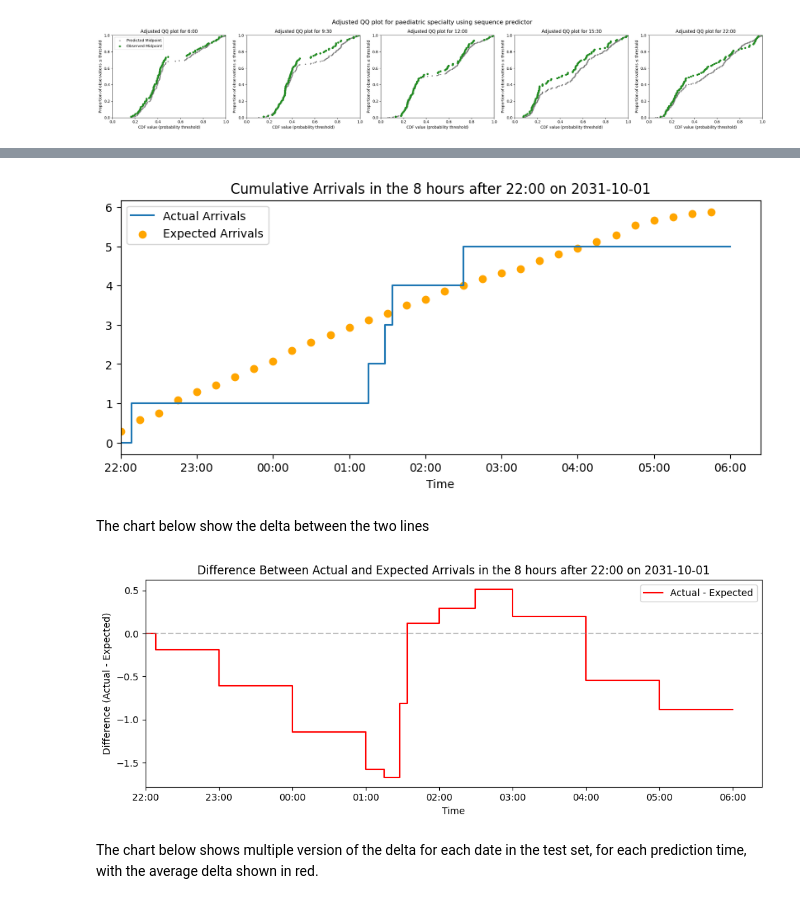
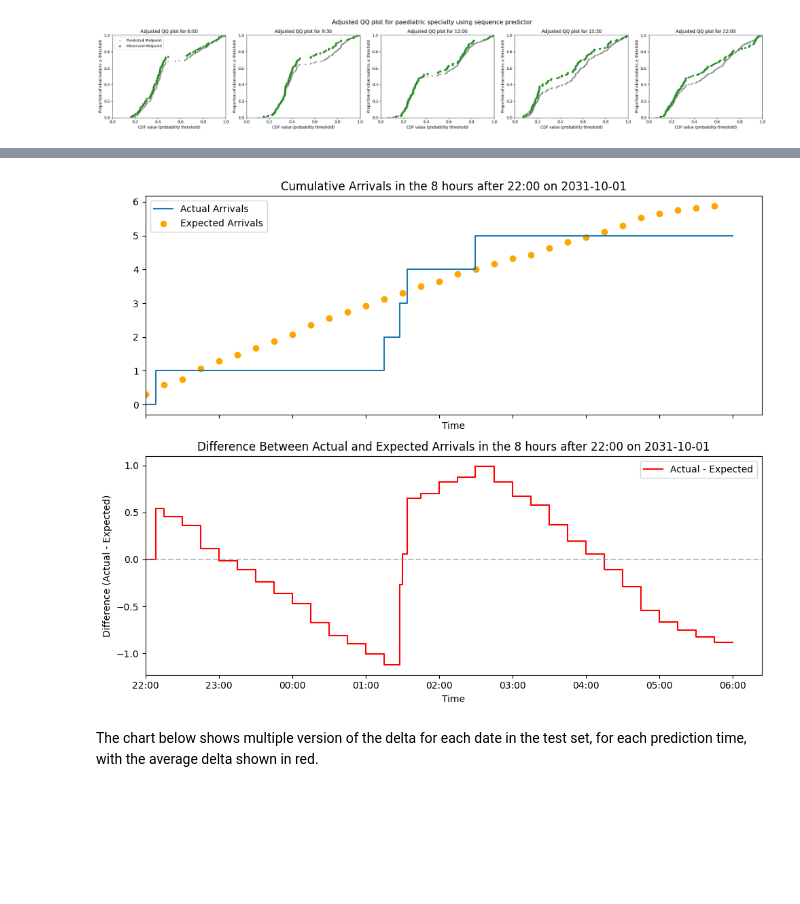
Before and after one commit to UCL-CORU/patientflow, a Jupyter notebook: notebooks/4c_Evaluate_emergency_demand_predictions.ipynb, the cells around one changed output, grey strips where cells are left out. Drawn from its saved outputs; the diff is of its cells as text; code cells hidden in the pictures; blank space fills up the shorter version.

```diff
--- a/notebooks/4c_Evaluate_emergency_demand_predictions.ipynb
+++ b/notebooks/4c_Evaluate_emergency_demand_predictions.ipynb
@@ -440,17 +448,11 @@ To illustrate, I start by plotting the cumulative arrivals of patients later adm
 # %%
 from patientflow.viz.arrival_comparison import plot_arrival_comparison
-plot_arrival_comparison(test_inpatient_arrivals_df, (22,0), start_test_set, prediction_window=8*60, show_delta=False, yta_time_interval = 15)
+plot_arrival_comparison(test_inpatient_arrivals_df, (22,0), start_test_set, prediction_window=8*60, show_delta=True, yta_time_interval = 15)
 
 
 # plt.show()
 # %% [output]
-[figure, old version]
+[figure, new version]
-# %% [markdown]
-The chart below show the delta between the two lines
-# %%
-plot_arrival_comparison(test_inpatient_arrivals_df, (22,0), start_test_set, prediction_window=8*60, show_only_delta=True, yta_time_interval = 60)
-# %% [output]
-[figure, removed]
 # %% [markdown]
 The chart below shows multiple version of the delta for each date in the test set, for each prediction time, with the average delta shown in red.
 # %%
```
Also changed, not shown: parts of 6 cells of this notebook, 4 other files.
